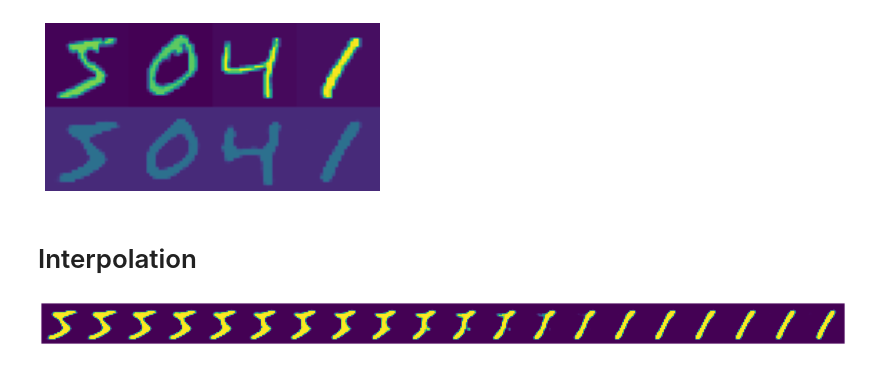
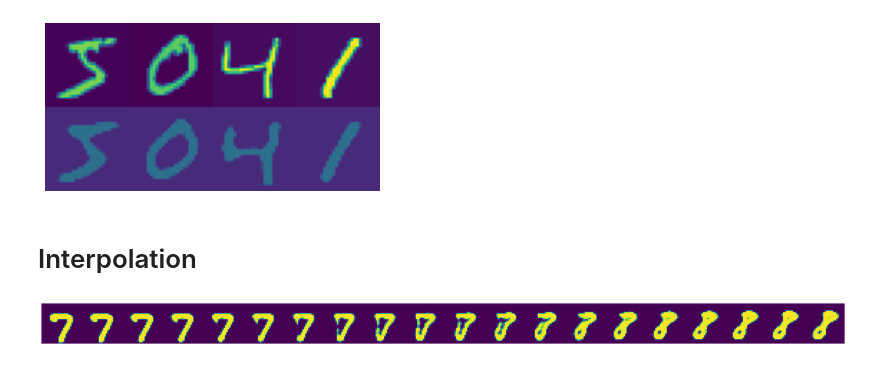
Before and after one commit to eje24/face-interpolation, a Jupyter notebook: architectures/autoencoder.ipynb, the cells around one changed output. Cells and saved outputs as stored; diff of their text form; code cells hidden in the pictures.

```diff
--- a/architectures/autoencoder.ipynb
+++ b/architectures/autoencoder.ipynb
@@ -66,8 +66,8 @@ class AutoEncoder(nn.Module):
         padding=1, output_padding=1)
     )
   def forward(self, x):
-    x = self.encoder(x)
-    x = self.decoder(x)
+    z = self.encoder(x)
+    x = self.decoder(z)
     return torch.sigmoid(x)
 # %%
 def retrain_model():
@@ -156,6 +136,6 @@ show_examples(model_2, 4)
 # %%
 from utils import get_img, display_interpolation_by_img, display_interpolation_by_idx
 # %%
-display_interpolation_by_idx(model_2, 0, 3, 20)
+display_interpolation_by_idx(model_2, 52, 31, 20)
 # %% [output]
-[figure, old version]
+[figure, new version]
```
Also changed, not shown: parts of 1 cell of this notebook, 2 other files.
